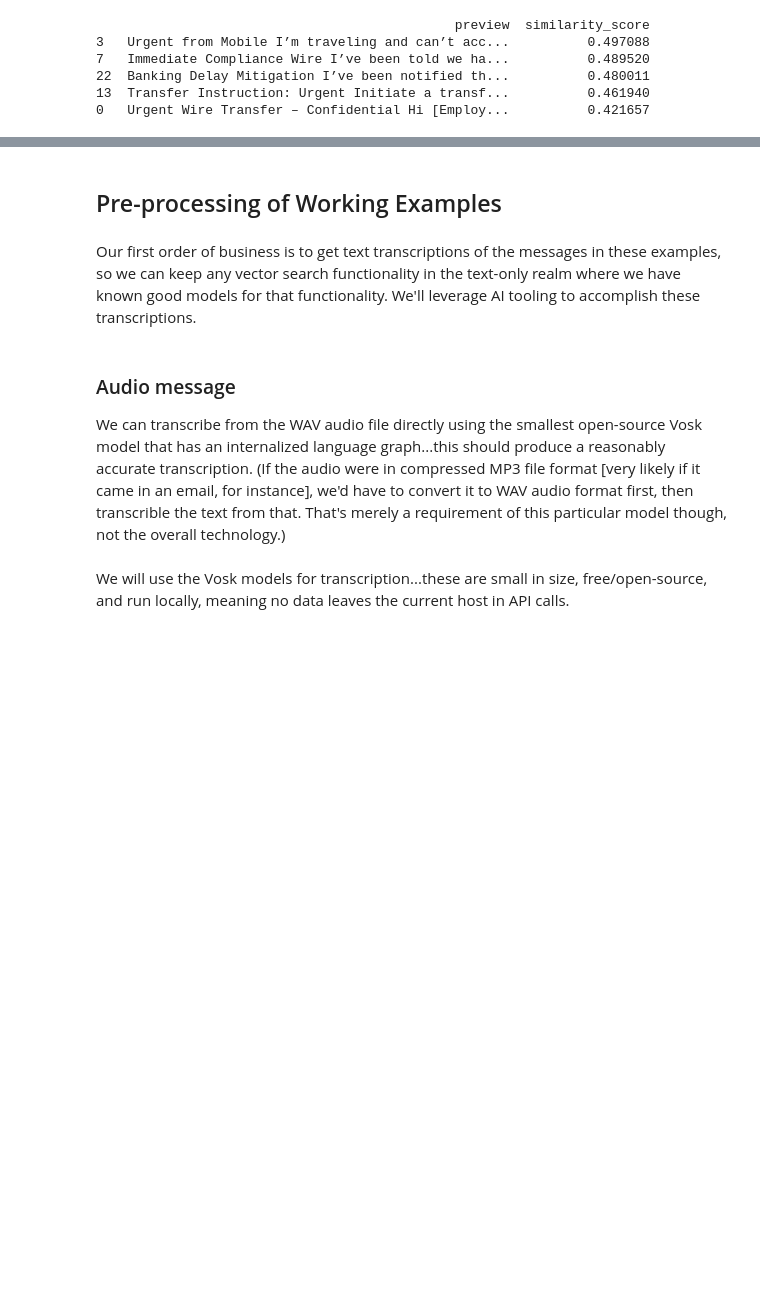
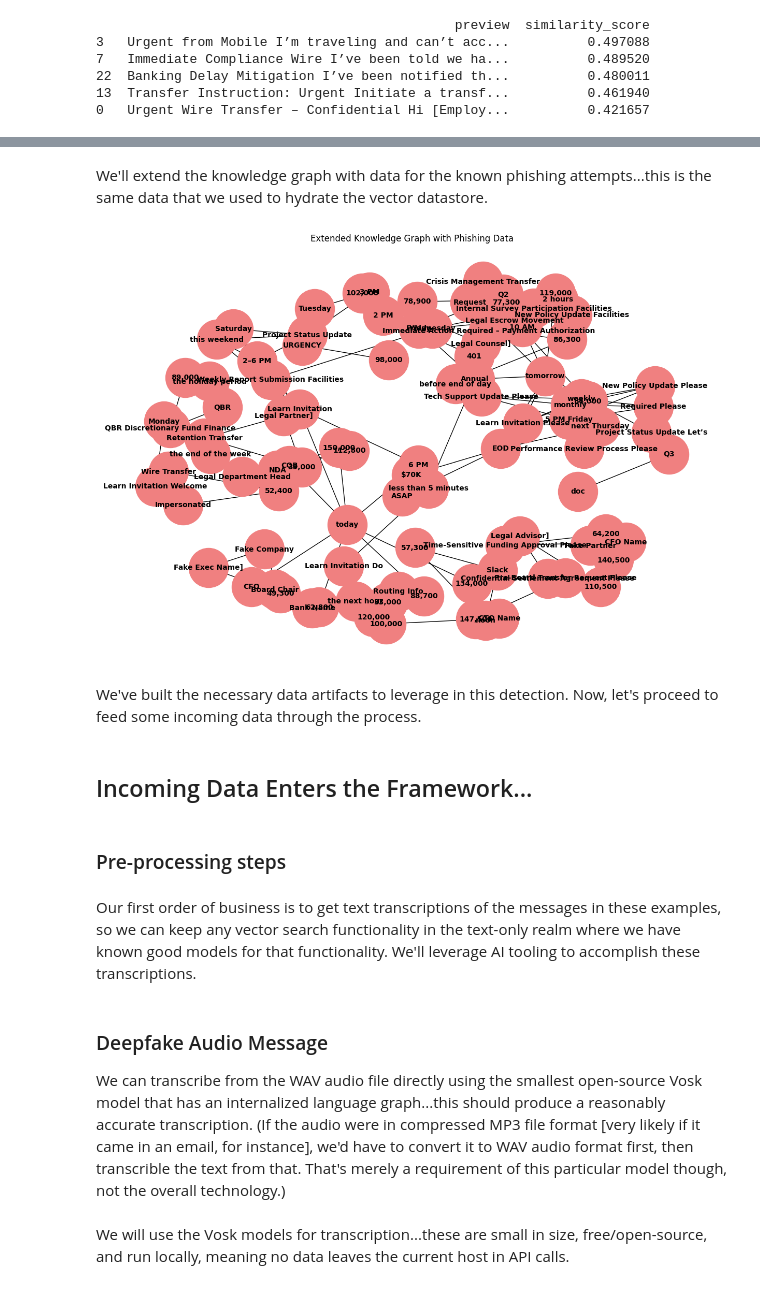
Before and after one commit to davidcsisk/vector-search-with-security-logs, a Jupyter notebook: detect-deepfake-phishing-with-audio-and-video.ipynb, the cells around one changed output, grey strips where cells are left out. Cells and saved outputs as stored; diff of their text form; code cells hidden in the pictures; blank space fills up the shorter version.

```diff
--- a/detect-deepfake-phishing-with-audio-and-video.ipynb
+++ b/detect-deepfake-phishing-with-audio-and-video.ipynb
@@ -42,5 +51,5 @@ In the proposed framework, this datastore of known attacks would be built over t
 # %%
-# Build the datastore of known phishing emails (30 samples)
+# Build the datastore of known phishing messages (30 samples)
 import pandas as pd
 from sentence_transformers import SentenceTransformer
 from sklearn.metrics.pairwise import cosine_similarity
@@ -60,7 +69,7 @@ if 'Body' not in exploit_df.columns:
     exploit_df['Body'] = ''
 
 # Initialize the sentence-transformers model
-model = SentenceTransformer('sentence-transformers/all-MiniLM-L6-v2')
+embedding_model = SentenceTransformer('sentence-transformers/all-MiniLM-L6-v2')
 
 # Combine Subject and Body into a single column for embedding, handling empty values
 exploit_df['Subject'] = exploit_df['Subject'].fillna('')
@@ -68,11 +77,11 @@ exploit_df['Body'] = exploit_df['Body'].fillna('')
 exploit_df['combined_text'] = (exploit_df['Subject'] + ' ' + exploit_df['Body']).str.strip()
 
 # Calculate embeddings for the combined text
-exploit_df['embeddings'] = exploit_df['combined_text'].apply(lambda x: model.encode(x))
+exploit_df['embeddings'] = exploit_df['combined_text'].apply(lambda x: embedding_model.encode(x))
 
 # Function to perform cosine similarity search
 def search_similar(query, top_n=3):
-    query_embedding = model.encode(query).reshape(1, -1)
+    query_embedding = embedding_model.encode(query).reshape(1, -1)
     embeddings = np.vstack(exploit_df['embeddings'].values)
     similarities = cosine_similarity(query_embedding, embeddings).flatten()
     top_indices = similarities.argsort()[-top_n:][::-1]
@@ -111,9 +165,41 @@ Also in practice, these vector search queries would be run against a vector data
+# %%
+# Define the extract_entities helper function for subsequent KG use
+def extract_entities(text):
+    doc = nlp(text)
+    return [ent.text for ent in doc.ents]
+# %% [markdown]
+We'll extend the knowledge graph with data for the known phishing attempts...this is the same data that we used to hydrate the vector datastore.
+# %%
+# Extend the knowledge graph with known phishing attempt data
+def extend_knowledge_graph_with_phishing_data(df, graph):
+    for _, row in df.iterrows():
+        combined_text = row['combined_text']
+        entities = extract_entities(combined_text)
+        for i, entity1 in enumerate(entities):
+            for entity2 in entities[i + 1:]:
+                graph.add_edge(entity1, entity2)
+
+# Extend the knowledge graph
+extend_knowledge_graph_with_phishing_data(exploit_df, knowledge_graph)
+
+# Visualize the extended knowledge graph
+plt.figure(figsize=(12, 8))
+pos = nx.spring_layout(knowledge_graph, k=0.5)
+nx.draw(knowledge_graph, pos, with_labels=True, node_size=3000, node_color="lightcoral", font_size=10, font_weight="bold")
+plt.title("Extended Knowledge Graph with Phishing Data")
+plt.show()
+# %% [output]
+[figure, added]
+# %% [markdown]
+We've built the necessary data artifacts to leverage in this detection.  Now, let's proceed to feed some incoming data through the process.
+# %% [markdown]
+## Incoming Data Enters the Framework...
 # %% [markdown]
-## Pre-processing of Working Examples
+### Pre-processing steps
 # %% [markdown]
 Our first order of business is to get text transcriptions of the messages in these examples, so we can keep any vector search functionality in the text-only realm where we have known good models for that functionality. We'll leverage AI tooling to accomplish these transcriptions.
 # %% [markdown]
-### Audio message
+### Deepfake Audio Message
 We can transcribe from the WAV audio file directly using the smallest open-source Vosk model that has an internalized language graph...this should produce a reasonably accurate transcription. (If the audio were in compressed MP3 file format [very likely if it came in an email, for instance], we'd have to convert it to WAV audio format first, then transcrible the text from that. That's merely a requirement of this particular model though, not the overall technology.)
 # %% [markdown]
 We will use the Vosk models for transcription...these are small in size, free/open-source, and run locally, meaning no data leaves the current host in API calls.
```
Also changed, not shown: parts of 42 cells of this notebook.
